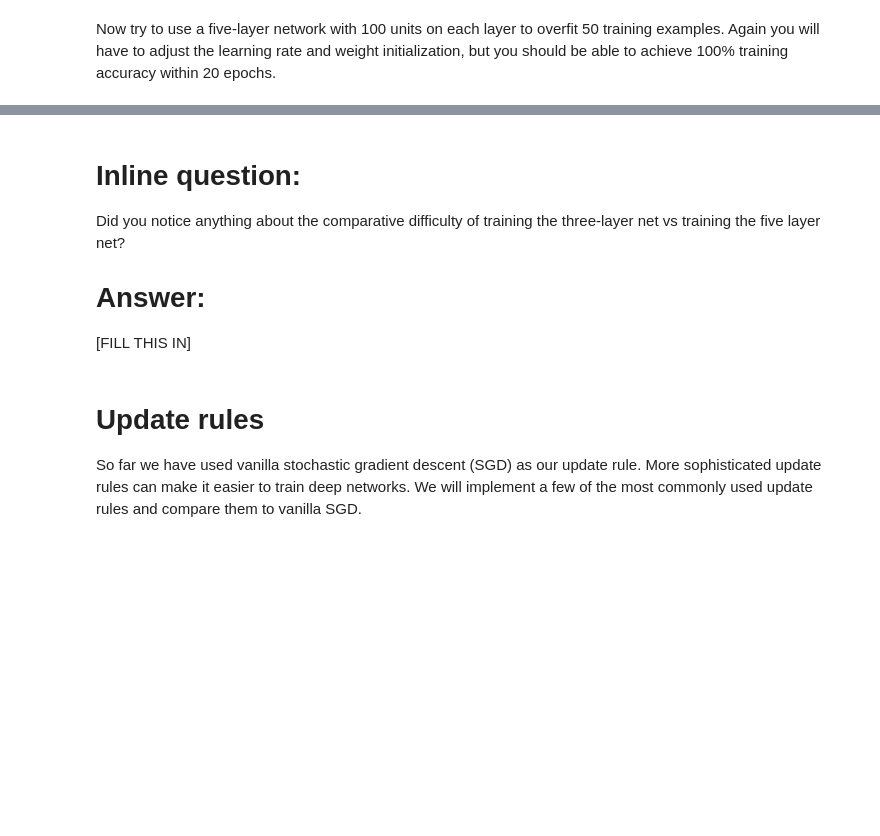
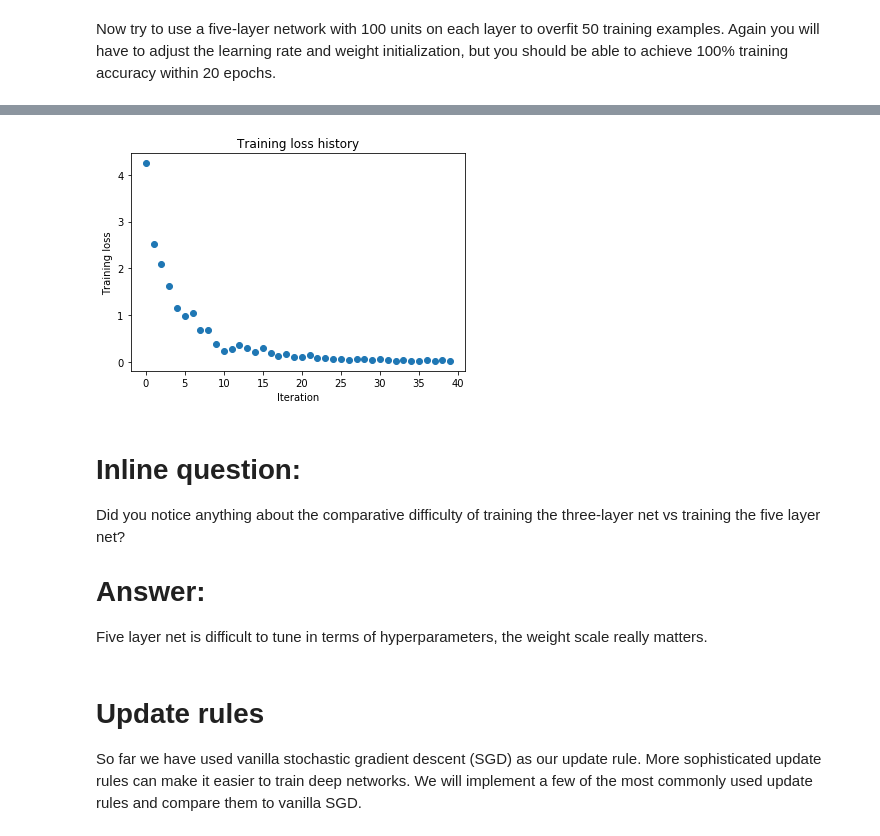
Before and after one commit to ksang/cs231n-assignments, a Jupyter notebook: assignment2/Q1_FullyConnectedNets.ipynb, the cells around one changed output, grey strips where cells are left out. Cells and saved outputs as stored; diff of their text form; code cells hidden in the pictures; blank space fills up the shorter version.

```diff
--- a/assignment2/Q1_FullyConnectedNets.ipynb
+++ b/assignment2/Q1_FullyConnectedNets.ipynb
@@ -437,8 +473,8 @@ small_data = {
   'y_val': data['y_val'],
 }
 
-learning_rate = 1e-3
-weight_scale = 1e-5
+weight_scale = 5e-2
+learning_rate = 1e-2
 model = FullyConnectedNet([100, 100, 100, 100],
                 weight_scale=weight_scale, dtype=np.float64)
 solver = Solver(model, small_data,
@@ -455,3 +491,4 @@ plt.title('Training loss history')
 plt.xlabel('Iteration')
 plt.ylabel('Training loss')
 plt.show()
+# %% [output]
@@ -458,9 +512,10 @@ plt.show()
+[figure, added]
 # %% [markdown]
 # Inline question:
 Did you notice anything about the comparative difficulty of training the three-layer net vs training the five layer net?
 
 # Answer:
-[FILL THIS IN]
+Five layer net is difficult to tune in terms of hyperparameters, the weight scale really matters.
 # %% [markdown]
 # Update rules
 So far we have used vanilla stochastic gradient descent (SGD) as our update rule. More sophisticated update rules can make it easier to train deep networks. We will implement a few of the most commonly used update rules and compare them to vanilla SGD.
```
Also changed, not shown: parts of 10 cells of this notebook, 2 other files.
